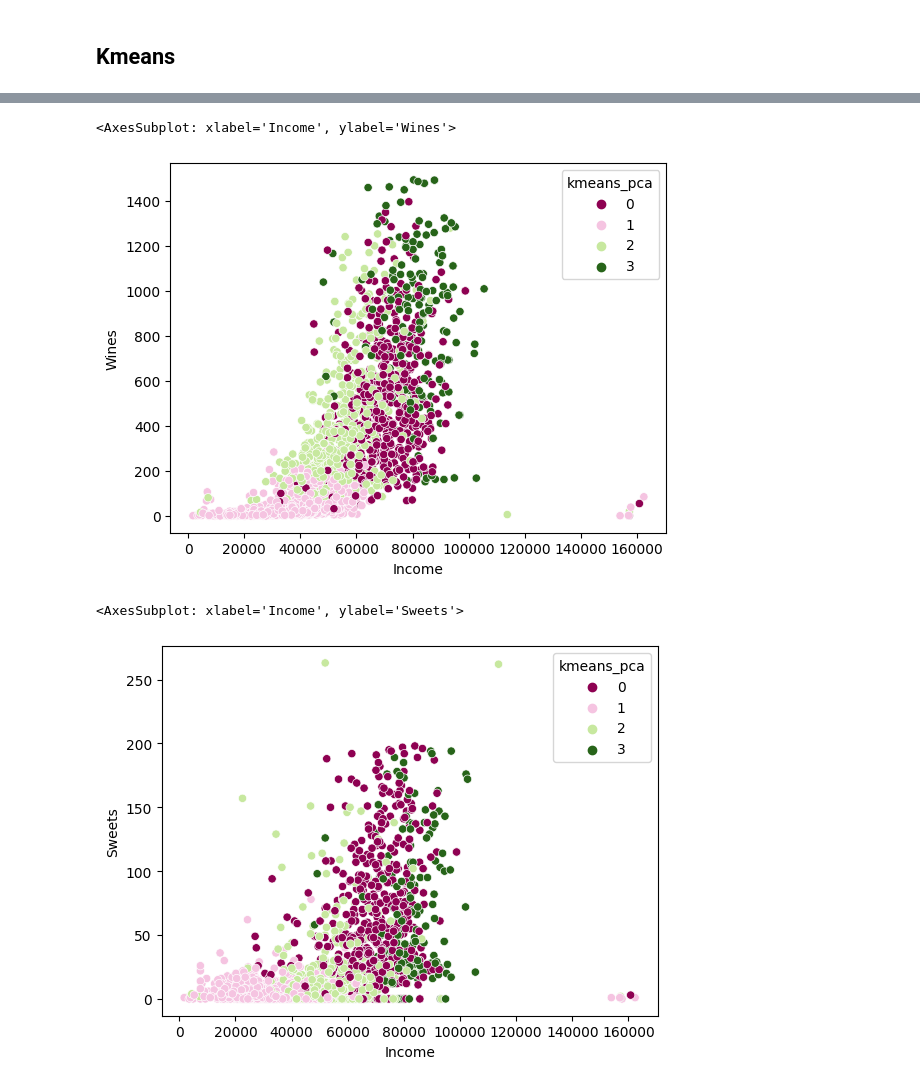
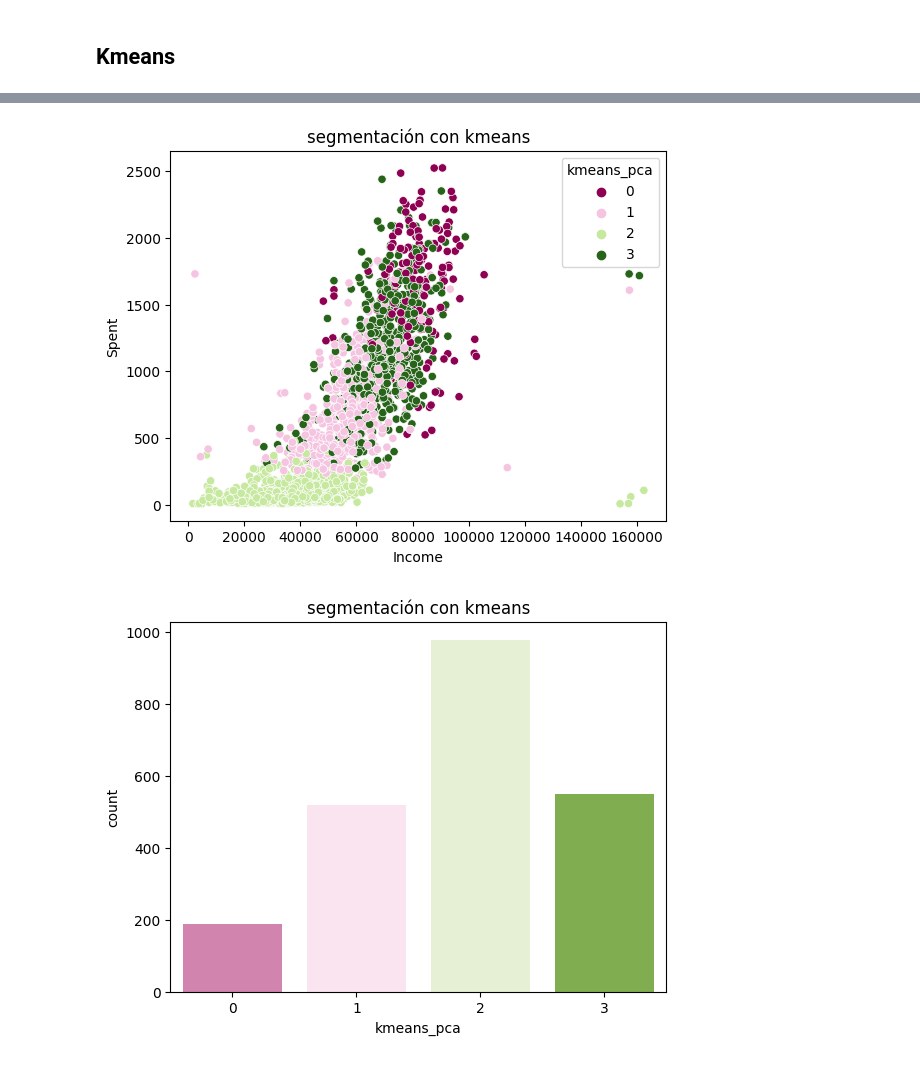
Before and after one commit to giraljv/Customer_personality_project, a Jupyter notebook: customer.ipynb, the cells around one changed output, grey strips where cells are left out. Drawn from its saved outputs; the diff is of its cells as text; code cells hidden in the pictures.

Commit message:
add new cluster

```diff
--- a/customer.ipynb
+++ b/customer.ipynb
@@ -447,0 +445,5 @@ Index(['ID', 'Year_Birth', 'Education', 'Marital_Status', 'Income', 'Kidhome',
+# %%
+hc = AgglomerativeClustering(n_clusters=3,affinity='euclidean',linkage='ward')
+y_hc = hc.fit_predict(df_pca_standard)
+print(silhouette_score(df_pca_standard,y_hc))
+data_raw['hc_pca'] = y_hc
@@ -448,10 +460,12 @@ Index(['ID', 'Year_Birth', 'Education', 'Marital_Status', 'Income', 'Kidhome',
 # %%
-sns.scatterplot(data=data_raw,x='Income',y='Wines',hue='kmeans_pca',palette='PiYG')
+sns.scatterplot(data=data_raw,x='Income',y='Spent',hue='kmeans_pca',palette='PiYG')
+plt.title('segmentación con kmeans')
+plt.show()
 # %% [output]
-<AxesSubplot: xlabel='Income', ylabel='Wines'>
-[figure, old version]
+[figure, new version]
 # %%
-sns.scatterplot(data=data_raw,x='Income',y='Sweets',hue='kmeans_pca',palette='PiYG')
+sns.countplot(data_raw,x='kmeans_pca',palette='PiYG')
+plt.title('segmentación con kmeans')
+plt.show()
 # %% [output]
-<AxesSubplot: xlabel='Income', ylabel='Sweets'>
-[figure, old version]
+[figure, new version]
```
Also changed, not shown: parts of 13 cells of this notebook.
